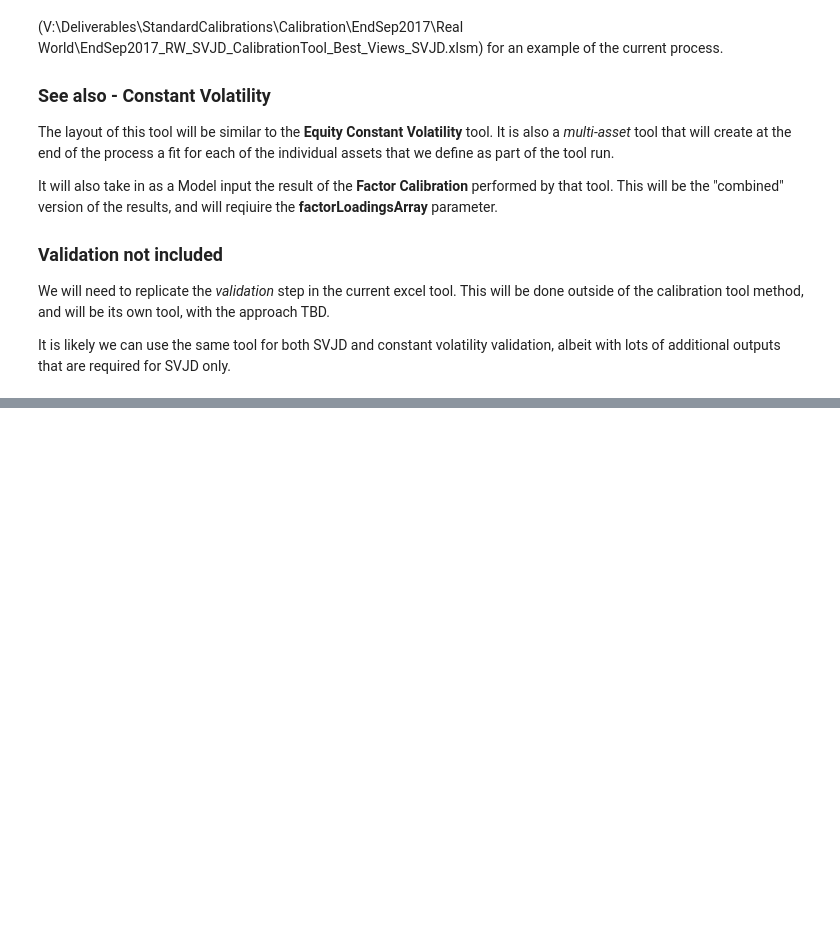
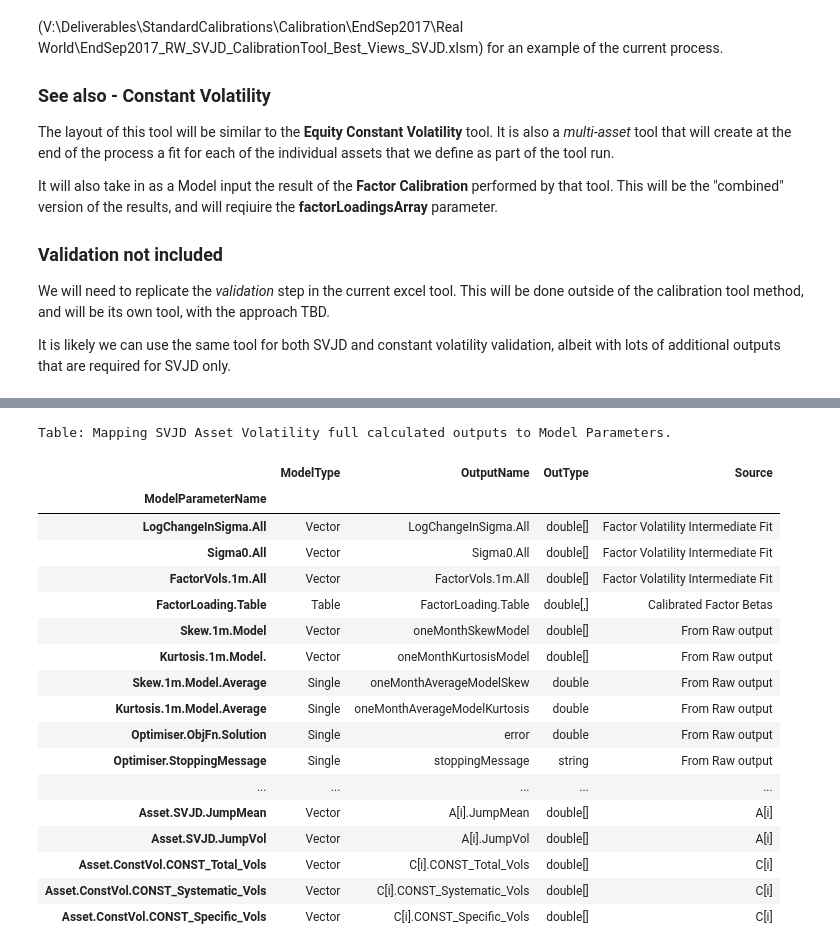
Before and after one commit to calvinrs/mdy-workbooks, a Jupyter notebook: Equity SVJD Tool Specification.ipynb, the cells around one changed output, grey strips where cells are left out. Cells and saved outputs as stored; diff of their text form; code cells hidden in the pictures; blank space fills up the shorter version.

```diff
--- a/Equity SVJD Tool Specification.ipynb
+++ b/Equity SVJD Tool Specification.ipynb
@@ -64,0 +487,25 @@ The methods that we need to use from the Ghost project are:
+# %%
+tablePCAMap = pd.read_json('data/SVJD_Asset_FullOut.json')
+tablePCAMap = tablePCAMap.set_index(['ModelParameterName'])
+print("Table: Mapping SVJD Asset Volatility full calculated outputs to Model Parameters.")
+tablePCAMap[['ModelType','OutputName','OutType','Source']]
+# %% [output]
+Table: Mapping SVJD Asset Volatility full calculated outputs to Model Parameters.
+|  | ModelType | OutputName | OutType | Source |
+| ModelParameterName |  |  |  |  |
+| LogChangeInSigma.All | Vector | LogChangeInSigma.All | double[] | Factor Volatility Intermediate Fit |
+| Sigma0.All | Vector | Sigma0.All | double[] | Factor Volatility Intermediate Fit |
+| FactorVols.1m.All | Vector | FactorVols.1m.All | double[] | Factor Volatility Intermediate Fit |
+| FactorLoading.Table | Table | FactorLoading.Table | double[,] | Calibrated Factor Betas |
+| Skew.1m.Model | Vector | oneMonthSkewModel | double[] | From Raw output |
+| Kurtosis.1m.Model. | Vector | oneMonthKurtosisModel | double[] | From Raw output |
+| Skew.1m.Model.Average | Single | oneMonthAverageModelSkew | double | From Raw output |
+| Kurtosis.1m.Model.Average | Single | oneMonthAverageModelKurtosis | double | From Raw output |
+| Optimiser.ObjFn.Solution | Single | error | double | From Raw output |
+| Optimiser.StoppingMessage | Single | stoppingMessage | string | From Raw output |
+| ... | ... | ... | ... | ... |
+| Asset.SVJD.JumpMean | Vector | A[i].JumpMean | double[] | A[i] |
+| Asset.SVJD.JumpVol | Vector | A[i].JumpVol | double[] | A[i] |
+| Asset.ConstVol.CONST_Total_Vols | Vector | C[i].CONST_Total_Vols | double[] | C[i] |
+| Asset.ConstVol.CONST_Systematic_Vols | Vector | C[i].CONST_Systematic_Vols | double[] | C[i] |
+| Asset.ConstVol.CONST_Specific_Vols | Vector | C[i].CONST_Specific_Vols | double[] | C[i] |
```
Also changed, not shown: parts of 36 cells of this notebook.
